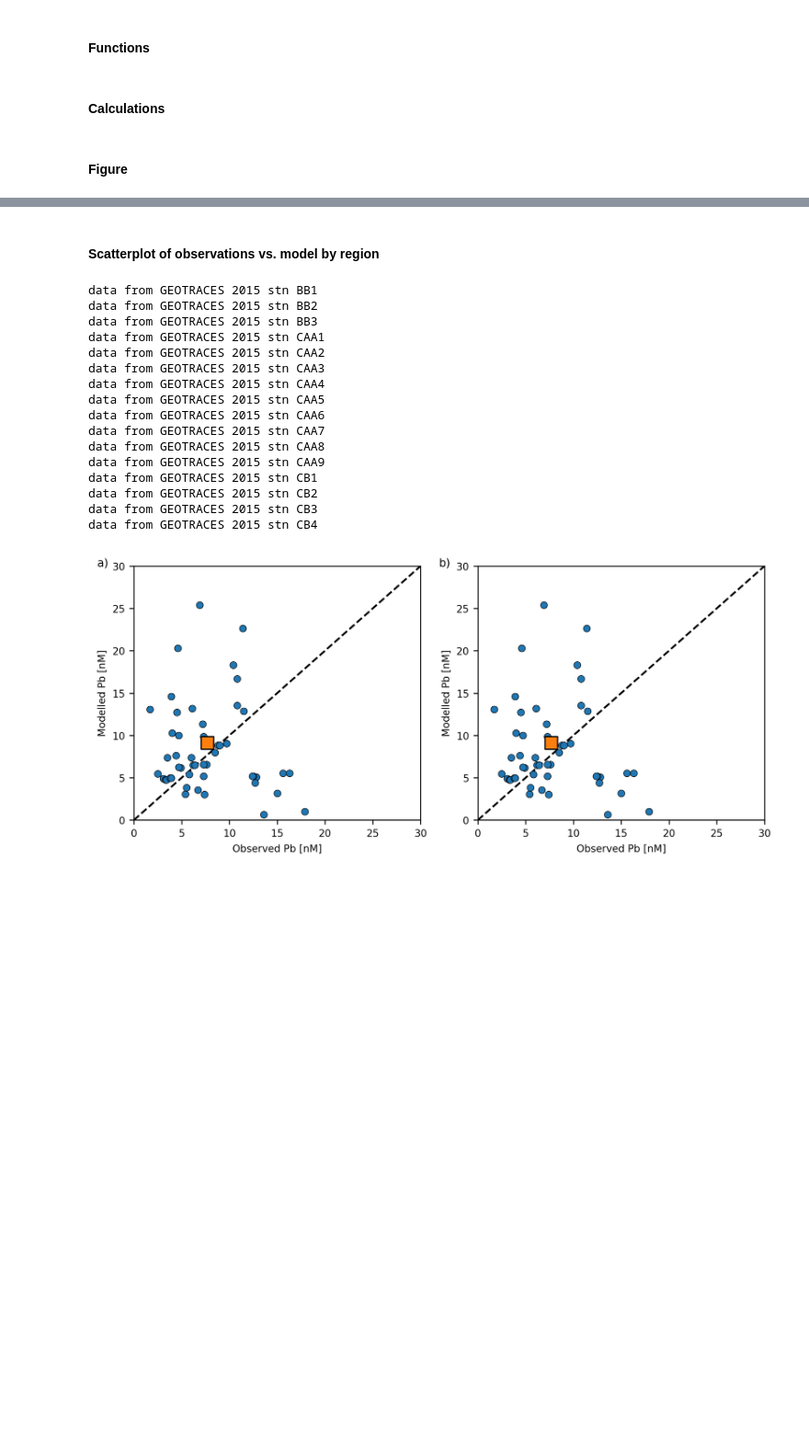
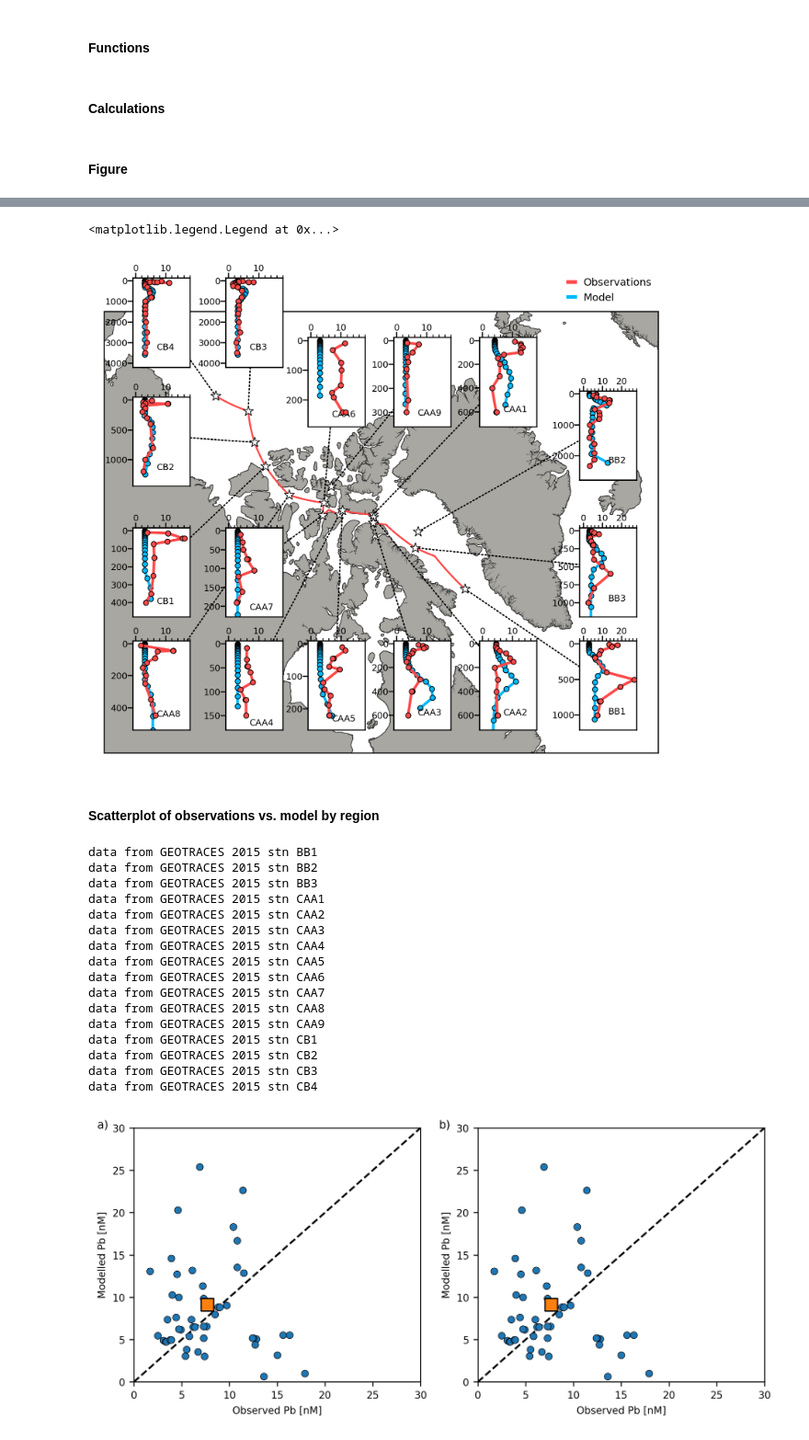
Before and after one commit to UBC-MOAD/analysis-brogalla, a Jupyter notebook: paper3/R1-evaluation-profiles.ipynb, the cells around one changed output, grey strips where cells are left out. Shown at 92% size. Cells and saved outputs as stored; diff of their text form; code cells hidden in the pictures; blank space fills up the shorter version.

```diff
--- a/paper3/R1-evaluation-profiles.ipynb
+++ b/paper3/R1-evaluation-profiles.ipynb
@@ -281,3 +281,71 @@ ax.legend(loc=(0.83, 1.01), fontsize=7, frameon=False, handlelength=0.7)
+# %%
+fig, ax, proj = pickle.load(open('/ocean/brogalla/GEOTRACES/pickles/Pb-eval.pickle','rb'))
+
+# profile plots:
+ax1  = plt.axes([0.79, 0.17, 0.08, 0.15]) # BB1
+ax2  = plt.axes([0.79, 0.59, 0.08, 0.15]) # BB2
+ax3  = plt.axes([0.79, 0.36, 0.08, 0.15]) # BB3
+ax4  = plt.axes([0.65, 0.68, 0.08, 0.15]) # CAA1
+ax5  = plt.axes([0.65, 0.17, 0.08, 0.15]) # CAA2
+ax6  = plt.axes([0.53, 0.17, 0.08, 0.15]) # CAA3
+ax7  = plt.axes([0.295, 0.17, 0.08, 0.15]) # CAA4
+ax8  = plt.axes([0.41, 0.17, 0.08, 0.15]) # CAA5
+ax9  = plt.axes([0.41, 0.68, 0.08, 0.15]) # CAA6
+ax10 = plt.axes([0.295, 0.36, 0.08, 0.15]) # CAA7
+ax11 = plt.axes([0.165, 0.17, 0.08, 0.15]) # CAA8
+ax12 = plt.axes([0.53, 0.68, 0.08, 0.15]) # CAA9
+ax13 = plt.axes([0.165, 0.36, 0.08, 0.15]) # CB1
+ax14 = plt.axes([0.165, 0.58, 0.08, 0.15]) # CB2
+ax15 = plt.axes([0.295, 0.78, 0.08, 0.15]) # CB3
+ax16 = plt.axes([0.165, 0.78, 0.08, 0.15]) # CB4
+axes_list=[ax1, ax2, ax3, ax4, ax5, ax6, ax7, ax8, ax9, ax10, ax11, ax12, ax13, ax14, ax15, ax16]
+
+for axi in axes_list:
+    axi.tick_params(labelsize=5)
+
+fig1  = station_profile(ax1,  'BB1', extend=True)
+fig2  = station_profile(ax2,  'BB2', extend=True)
+fig3  = station_profile(ax3,  'BB3', extend=True)
+fig4  = station_profile(ax4,  'CAA1')
+fig5  = station_profile(ax5,  'CAA2')
+fig6  = station_profile(ax6,  'CAA3')
+fig7  = station_profile(ax7,  'CAA4')
+fig8  = station_profile(ax8,  'CAA5')
+fig9  = station_profile(ax9,  'CAA6')
+fig10 = station_profile(ax10, 'CAA7')
+fig11 = station_profile(ax11, 'CAA8')
+fig12 = station_profile(ax12, 'CAA9')
+fig13 = station_profile(ax13, 'CB1')
+fig14 = station_profile(ax14, 'CB2')
+fig15 = station_profile(ax15, 'CB3')
+fig16 = station_profile(ax16, 'CB4')
+
+x_GEOTRACES, y_GEOTRACES = proj(obs_lons[2:18], obs_lats[2:18]) # leave out BB and K stations
+ax.scatter(x_GEOTRACES, y_GEOTRACES, marker='*', s=50, linewidth=0.5, zorder=3, edgecolor='k', color='w')
+
+xt, yt = proj(transect_vlons, transect_vlats)
+proj.plot(xt, yt, c=profile_colors[0], linewidth=1.2, zorder=2)
+
+# create lines connecting the profiles:
+coordsA = "data"
+coordsB = "data"
+for i,n in enumerate(range(2,18)):
+    xy1 = (x_GEOTRACES[i], y_GEOTRACES[i])
+    xy2 = (8, bottom_depths[i]/2)
+    axB = axes_list[i]
+    con = ConnectionPatch(xyA=xy1, xyB=xy2, axesA=ax, axesB=axB, \
+                          coordsA=coordsA, coordsB=coordsB, linestyle="dotted", linewidth=0.9, zorder=2)
+    ax.add_artist(con)
+
+ax.plot(0, 0, linewidth=2.5, color=profile_colors[0], label="Observations")
+ax.plot(0, 0, linewidth=2.5, color=profile_colors[1], label="Model")
+ax.legend(loc=(0.83, 1.01), fontsize=7, frameon=False, handlelength=0.7)
+
+#
+# fig.savefig('/ocean/brogalla/GEOTRACES/figures/R1-profile_evaluation-20200327.jpg', bbox_inches='tight', dpi=300)
+# %% [output]
+<matplotlib.legend.Legend at 0x...>
+[figure, added]
 # %% [markdown]
 #### Scatterplot of observations vs. model by region
 # %%
```
Also changed, not shown: parts of 5 cells of this notebook, 5 other files.
